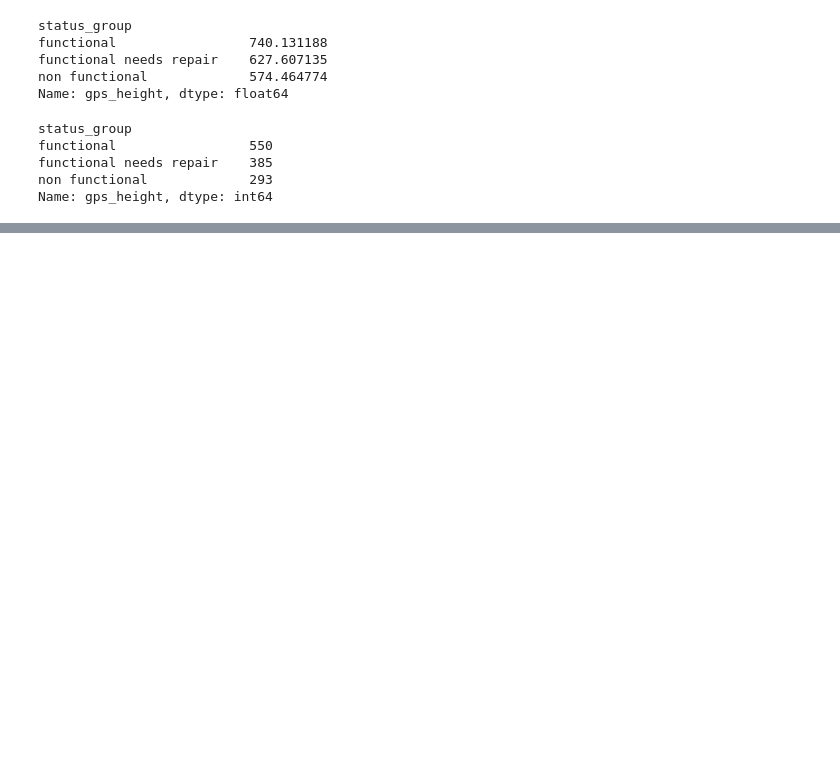
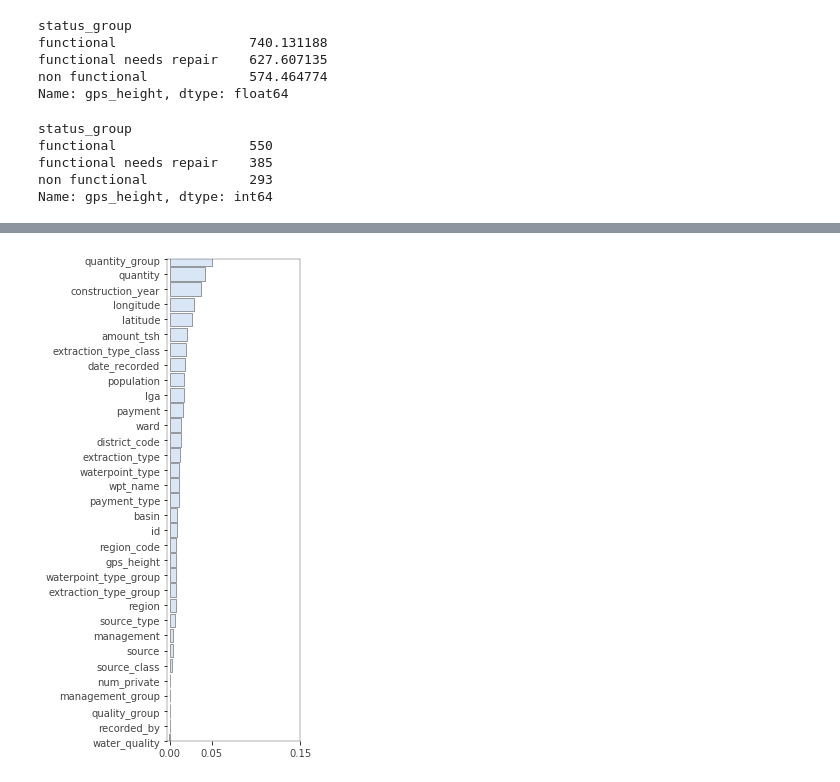
Before and after one commit to hannahlyon/driven-data-water-pumps, a Jupyter notebook: eda.ipynb, the cells around one changed output, grey strips where cells are left out. Saved outputs shown, nothing was run; the diff lists cells and outputs as text; code cells hidden in the pictures; blank space fills up the shorter version.

```diff
--- a/eda.ipynb
+++ b/eda.ipynb
@@ -243,0 +155,2 @@ Name: id, dtype: int64
+# %%
+x__ = oe.fit_transform(newer_x)
@@ -243,0 +163,2 @@ Name: id, dtype: int64
+# %%
+rf.fit(x__, y['status_group'])
@@ -243,0 +173,11 @@ Name: id, dtype: int64
+# %%
+ cols = x.columns[x.notna().all()].tolist()
+# %%
+df = pd.DataFrame(x__)
+df.columns = cols
+# %%
+imp = importances(rf, df, pd.DataFrame(y['status_group'])) # permutation
+viz = plot_importances(imp)
+viz.view()
+# %% [output]
+[figure, added]
```
Also changed, not shown: parts of 23 cells of this notebook.
